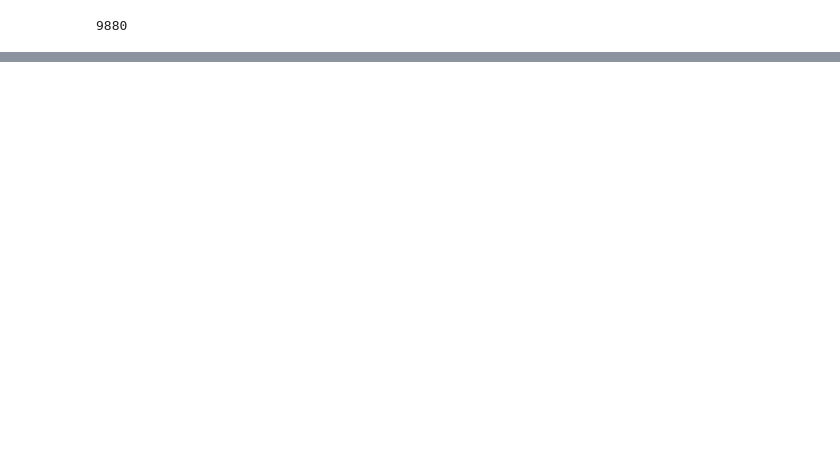
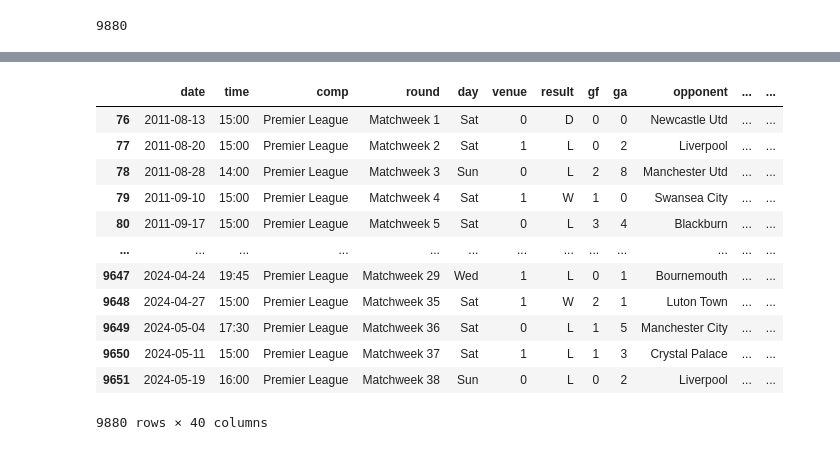
Before and after one commit to SamratAdhikari/GoalPundit, a Jupyter notebook: notebooks/Premier League Prediction.ipynb, the cells around one changed output, grey strips where cells are left out. Saved outputs shown, nothing was run; the diff lists cells and outputs as text; code cells hidden in the pictures; blank space fills up the shorter version.

```diff
--- a/notebooks/Premier League Prediction.ipynb
+++ b/notebooks/Premier League Prediction.ipynb
@@ -89,0 +242,2 @@ Name: count, dtype: int64
+# %%
+matches['target'] = (matches['result'] == 'W').astype('int')
@@ -89,0 +292,14 @@ Name: count, dtype: int64
+# %%
+def rolling_averages(group, cols, new_cols):
+    group = group.sort_values('date')
+    rolling_stats = group[cols].rolling(3, closed='left').mean()
+    group[new_cols] = rolling_stats
+    # group = group.dropna(subset=new_cols)
+    group[new_cols] = group[new_cols].fillna(0)
+
+    return group
+# %%
+cols = ['gf', 'ga', 'sh', 'sot', 'dist', 'fk', 'pk', 'pkatt']
+new_cols = [f'{c}_rolling' for c in cols]
+# %%
+matches_rolling = matches.groupby('team').apply(lambda x: rolling_averages(x, cols, new_cols))
@@ -89,0 +323,17 @@ Name: count, dtype: int64
+# %%
+matches_rolling = matches_rolling.droplevel('team')
+matches_rolling
+# %% [output]
+|  | date | time | comp | round | day | venue | result | gf | ga | opponent | ... | ... |
+| 76 | 2011-08-13 | 15:00 | Premier League | Matchweek 1 | Sat | 0 | D | 0 | 0 | Newcastle Utd | ... | ... |
+| 77 | 2011-08-20 | 15:00 | Premier League | Matchweek 2 | Sat | 1 | L | 0 | 2 | Liverpool | ... | ... |
+| 78 | 2011-08-28 | 14:00 | Premier League | Matchweek 3 | Sun | 0 | L | 2 | 8 | Manchester Utd | ... | ... |
+| 79 | 2011-09-10 | 15:00 | Premier League | Matchweek 4 | Sat | 1 | W | 1 | 0 | Swansea City | ... | ... |
+| 80 | 2011-09-17 | 15:00 | Premier League | Matchweek 5 | Sat | 0 | L | 3 | 4 | Blackburn | ... | ... |
+| ... | ... | ... | ... | ... | ... | ... | ... | ... | ... | ... | ... | ... |
+| 9647 | 2024-04-24 | 19:45 | Premier League | Matchweek 29 | Wed | 1 | L | 0 | 1 | Bournemouth | ... | ... |
+| 9648 | 2024-04-27 | 15:00 | Premier League | Matchweek 35 | Sat | 1 | W | 2 | 1 | Luton Town | ... | ... |
+| 9649 | 2024-05-04 | 17:30 | Premier League | Matchweek 36 | Sat | 0 | L | 1 | 5 | Manchester City | ... | ... |
+| 9650 | 2024-05-11 | 15:00 | Premier League | Matchweek 37 | Sat | 1 | L | 1 | 3 | Crystal Palace | ... | ... |
+| 9651 | 2024-05-19 | 16:00 | Premier League | Matchweek 38 | Sun | 0 | L | 0 | 2 | Liverpool | ... | ... |
+9880 rows × 40 columns
```
Also changed, not shown: parts of 64 cells of this notebook, 7 other files.
